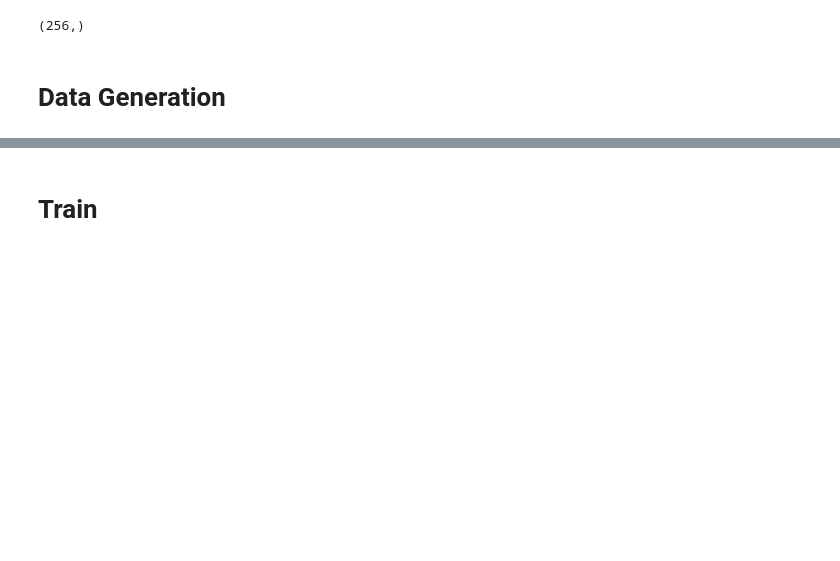
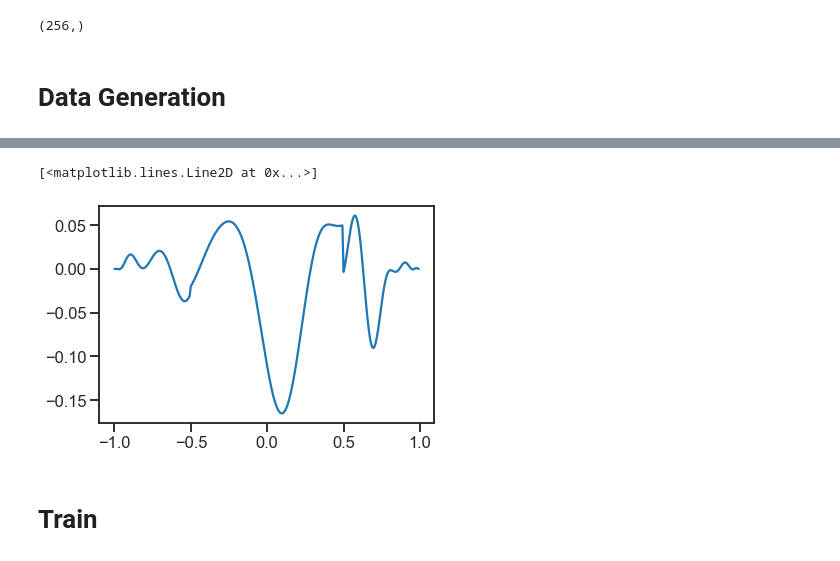
Before and after one commit to eMillar2718/MassDynamicsGW, a Jupyter notebook: NFlowMassDynamics.ipynb, the cells around one changed output, grey strips where cells are left out. Cells and saved outputs as stored; diff of their text form; code cells hidden in the pictures; blank space fills up the shorter version.

```diff
--- a/NFlowMassDynamics.ipynb
+++ b/NFlowMassDynamics.ipynb
@@ -438,3 +453,8 @@ plt.plot(t, source_tseries)
+# %%
+plt.plot(t, HTseries[5,:])
+# %% [output]
+[<matplotlib.lines.Line2D at 0x...>]
+[figure, added]
 # %%
 gaussian_noise = np.random.normal(0, 0.05, np.shape(HTseries))
 h_tseries_noise = HTseries + gaussian_noise
```
Also changed, not shown: parts of 5 cells of this notebook.
